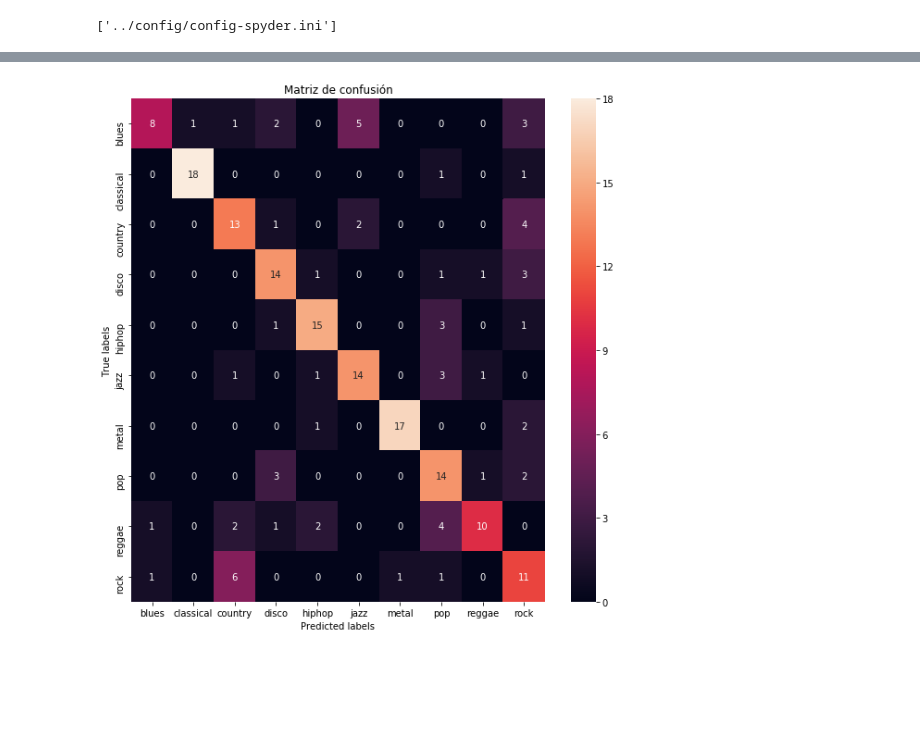
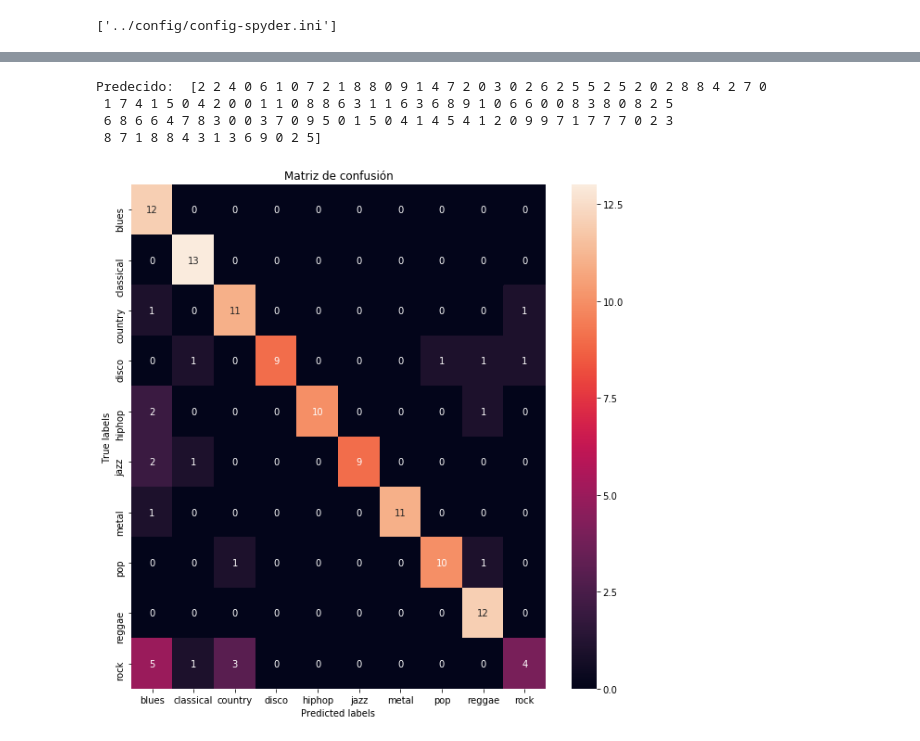
Before and after one commit to josetorronteras/Music-Genre-Classification, a Jupyter notebook: notebooks/Matriz de Confusión.ipynb, the cells around one changed output, grey strips where cells are left out. Cells and saved outputs as stored; diff of their text form; code cells hidden in the pictures; blank space fills up the shorter version.

```diff
--- a/notebooks/Matriz de Confusión.ipynb
+++ b/notebooks/Matriz de Confusión.ipynb
@@ -40,0 +20,4 @@ y_pred = np.argmax(Y_pred, axis=1)
+# %%
+model = CNNModel()
+# %%
+model.loadModel('../results/best-model/model.json')
@@ -41,14 +42,13 @@ y_pred = np.argmax(Y_pred, axis=1)
+# %%
+model.loadWeights('/Users/josetorronteras/Code/Music-Genre-Classification/results/best-model/weights.hdf5')
+# %%
+y_pred = model.predictModel(X_test)
+# %% [output]
+Predecido:  [2 2 4 0 6 1 0 7 2 1 8 8 0 9 1 4 7 2 0 3 0 2 6 2 5 5 2 5 2 0 2 8 8 4 2 7 0
+ 1 7 4 1 5 0 4 2 0 0 1 1 0 8 8 6 3 1 1 6 3 6 8 9 1 0 6 6 0 0 8 3 8 0 8 2 5
+ 6 8 6 6 4 7 8 3 0 0 3 7 0 9 5 0 1 5 0 4 1 4 5 4 1 2 0 9 9 7 1 7 7 7 0 2 3
+ 8 7 1 8 8 4 3 1 3 6 9 0 2 5]
 # %%
-matrix = confusion_matrix(y_test, y_pred)
+confusionMatrix(y_test, y_pred)
+# %% [output]
+[figure, added]
-# %%
-plt.figure(figsize=(10,10))
-ax= plt.subplot()
-sns.heatmap(matrix, annot=True, ax = ax);
-
-ax.set_xlabel('Predicted labels');
-ax.set_ylabel('True labels');
-ax.set_title('Matriz de confusión');
-ax.xaxis.set_ticklabels(['blues', 'classical', 'country', 'disco', 'hiphop', 'jazz', 'metal', 'pop', 'reggae', 'rock']);
-ax.yaxis.set_ticklabels(['blues', 'classical', 'country', 'disco', 'hiphop', 'jazz', 'metal', 'pop', 'reggae', 'rock']);
-# %% [output]
-[figure, removed]
```
Also changed, not shown: parts of 6 cells of this notebook, 2 other files.
